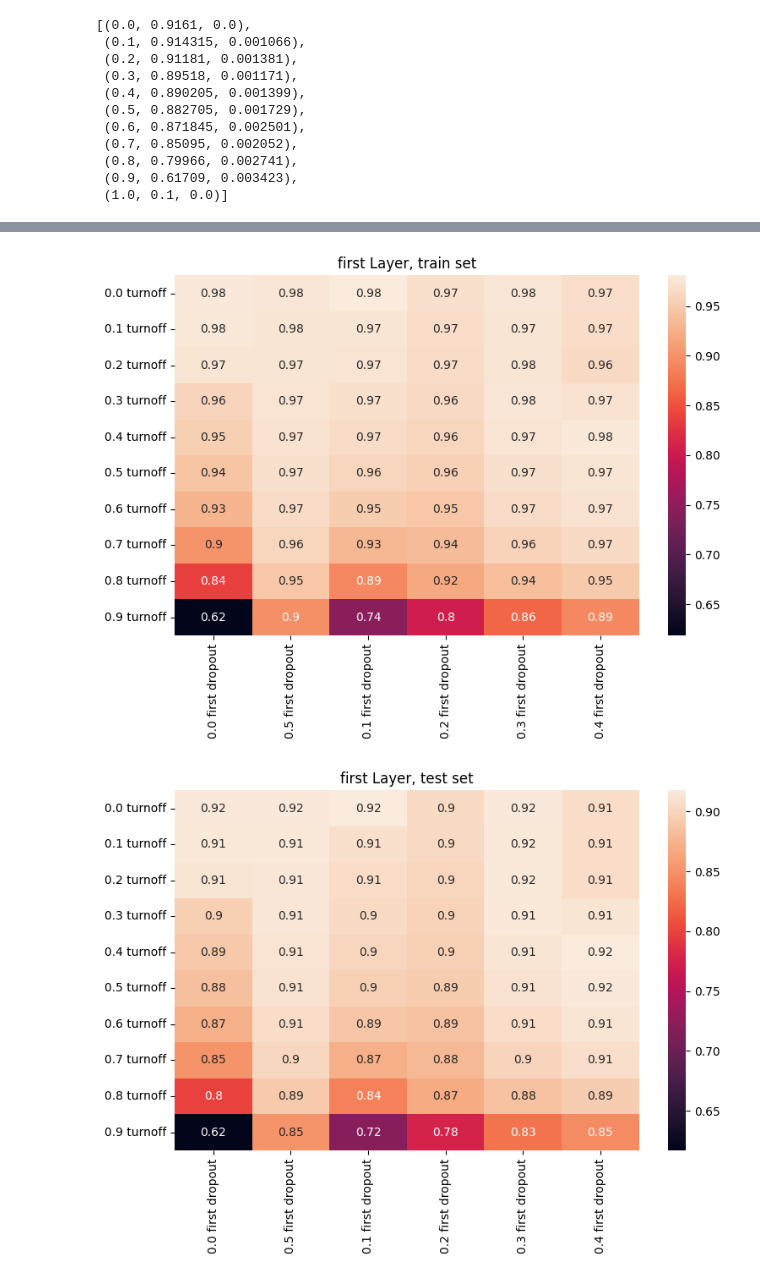
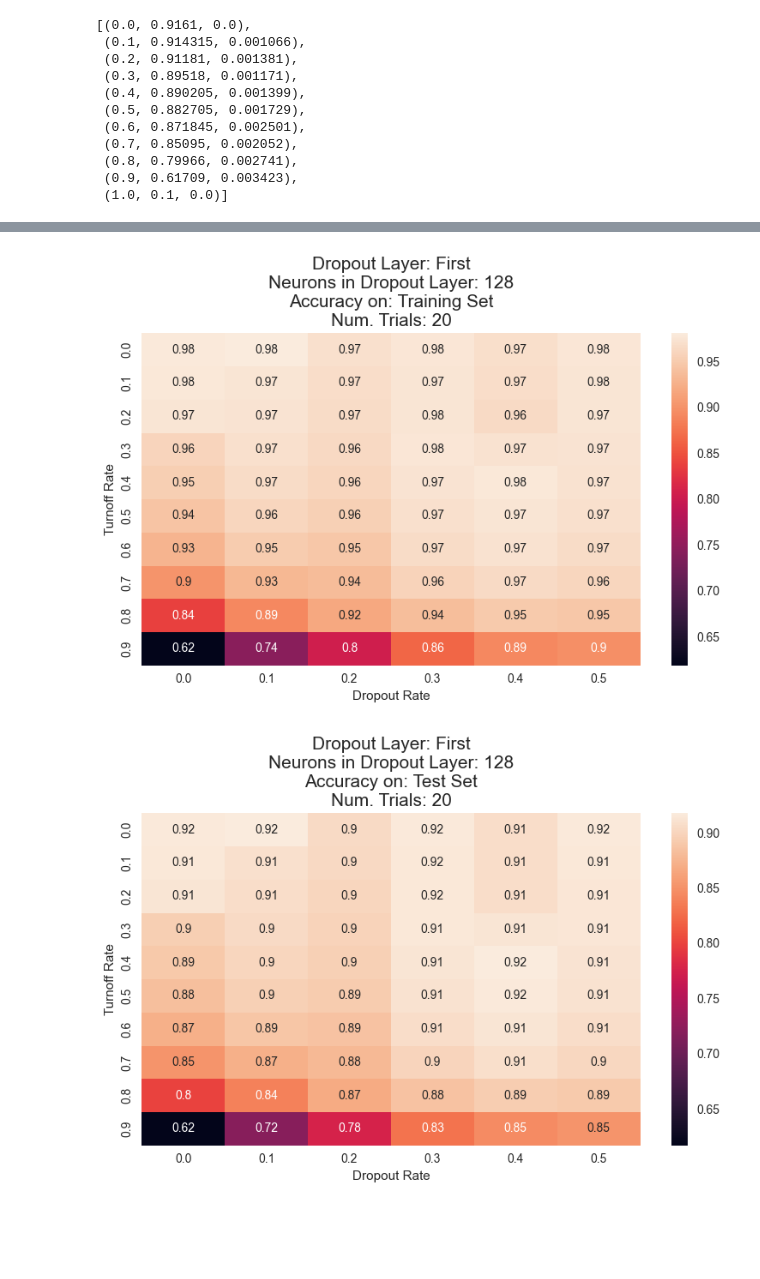
Before and after one commit to adiy55/Final-Project, a Jupyter notebook: Plots.ipynb, the cells around one changed output, grey strips where cells are left out. Drawn from its saved outputs; the diff is of its cells as text; code cells hidden in the pictures; blank space fills up the shorter version.

Commit message:
Fix graphs + add line plot with test set accuracy for all dropout rates

```diff
--- a/Plots.ipynb
+++ b/Plots.ipynb
@@ -93,20 +101,13 @@ num_neurons_str = None
 for primary_key in data.keys():
     train_rate_acc, test_rate_acc = get_data_as_tuples(primary_key)
     test_rate, test_acc, test_std, train_rate, train_acc, train_std = get_unpacked_xy(test_rate_acc, train_rate_acc)
-    print(primary_key, train_std)
-    if num_neurons == 'results':
-        if "mid" in primary_key:
-            num_neurons_str = '256'
-        else:
-            num_neurons_str = '512'
-    else:
-        num_neurons_str = num_neurons
+    num_neurons_str = get_num_neruons_str(primary_key)
     dropout_rate, dropout_layer = primary_key.split('_')
 
     fig, ax = plt.subplots(nrows=3, ncols=2, figsize=(10, 10), layout='tight')
-    fig.suptitle(f"Model Trained: ResNet18\n"
-                 f"Dropout rate: {dropout_rate}, Dropout layer: {dropout_layer}\n"
-                 f"Num. Neurons in Dropout Layer: {num_neurons_str}\n"
+    fig.suptitle(f"Dropout Layer: {dropout_layer[0].upper()}{dropout_layer[1:]}\n"
+                 f"Dropout Rate: {dropout_rate}\n"
+                 f"Neurons in Dropout Layer: {num_neurons_str}\n"
                  f"Num. Trials: 20", fontsize=15)
     ax[0, 0].scatter(test_rate, test_acc, c='r')
     ax[0, 0].errorbar(test_rate, test_acc, test_std, c='r')
@@ -155,7 +156,8 @@ for primary_key in data.keys():
     ax[2, 1].set_xticks([])
     ax[2, 1].set_yticks([])
 
+    plt.tight_layout()
     plt.show()
-    fig.savefig(f"test/{primary_key}_{num_neurons_str}.png")  # Save the figure as PNG
+    fig.savefig(f"SavedFigs/test/{primary_key}_{num_neurons_str}.png")  # Save the figure as PNG
     plt.clf()  # Clear the entire figure in matplotlib
 # %% [output]
@@ -196,5 +203,7 @@ for primary_key in data.keys():
 # %%
 train_df = pd.DataFrame(training_data)
+train_df = train_df[sorted(train_df.columns)]
 # %%
 test_df = pd.DataFrame(testing_data)
+test_df = test_df[sorted(test_df.columns)]
 # %%
@@ -203,19 +212,26 @@ locations= ["first","middle","last"]
 def create_heatmap_plots(curr_df, model_stage):
     for location in locations:
         heatmap_data = curr_df.filter(like=location)
+        heatmap_data = heatmap_data.rename(lambda col_name: col_name.replace(f' {location} dropout', ''),
+                                           axis='columns')
+        heatmap_data = heatmap_data.rename(lambda row_name: row_name.replace(' turnoff', ''))
+        num_neurons_str = get_num_neruons_str(location)
         if len(heatmap_data.transpose()):
-
-            # Adjust figure size and aspect ratio
-            fig = plt.gcf()
-            fig.set_size_inches(8, 6)  # Set the desired figure size
+            fig = plt.figure()
             sns.heatmap(heatmap_data, annot=True)
-            plt.title(f'{location} Layer, {model_stage} set')
+            plt.xlabel("Dropout Rate")
+            plt.ylabel("Turnoff Rate")
+            plt.title(f'Dropout Layer: {location[0].upper()}{location[1:]}\n'
+                      f'Neurons in Dropout Layer: {num_neurons_str}\n'
+                      f'Accuracy on: {model_stage} Set\n'
+                      f'Num. Trials: 20', fontsize=15)
             plt.tight_layout()
             plt.show()  # Display the current heatmap
-            fig.savefig(f"heatmaps/{location}_{model_stage}_heatmap.png")  # Save the figure as PNG
+            fig.savefig(
+                f"SavedFigs/heatmaps/{location}_{num_neurons_str}_{model_stage[0].lower()}{model_stage[1:]}_heatmap.png")  # Save the figure as PNG
 # %%
-create_heatmap_plots(train_df, "train")
-create_heatmap_plots(test_df, "test")
+create_heatmap_plots(train_df, "Training")
+create_heatmap_plots(test_df, "Test")
 # %% [output]
-[figure, old version]
+[figure, new version]
-[figure, old version]
+[figure, new version]
```
Also changed, not shown: parts of 7 cells of this notebook.
